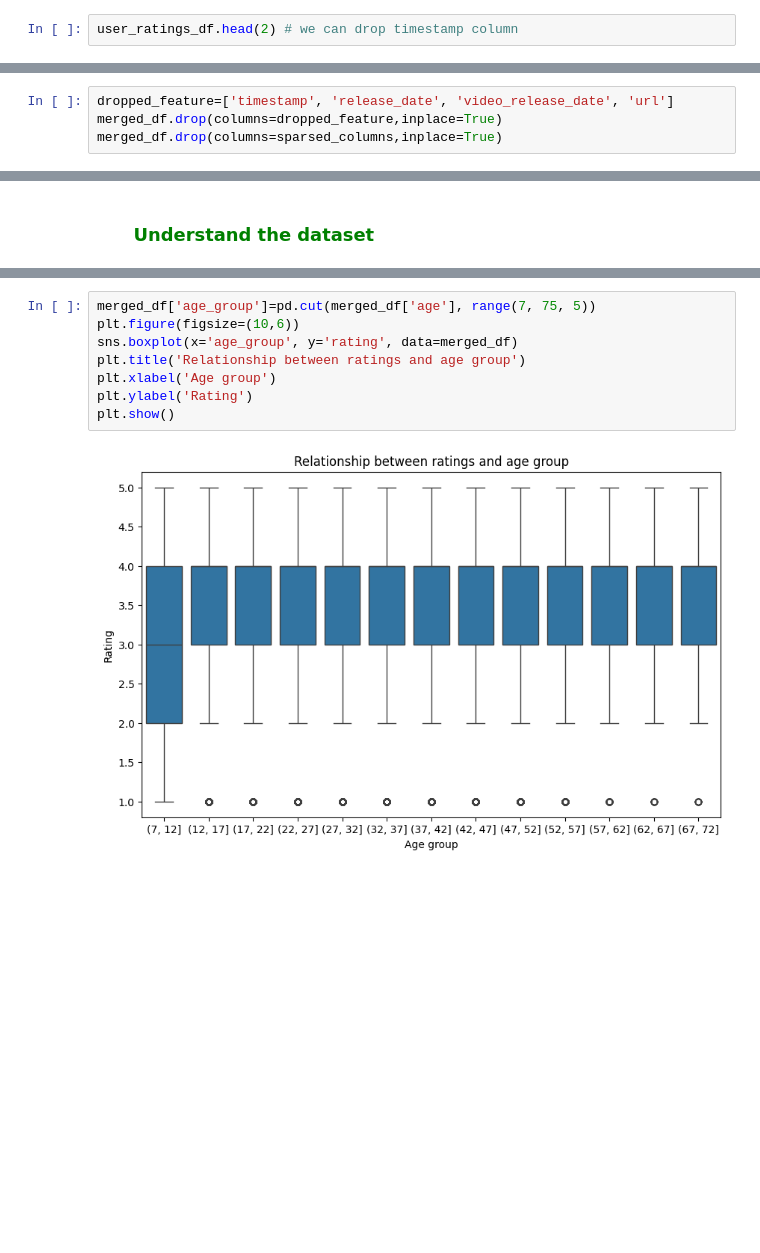
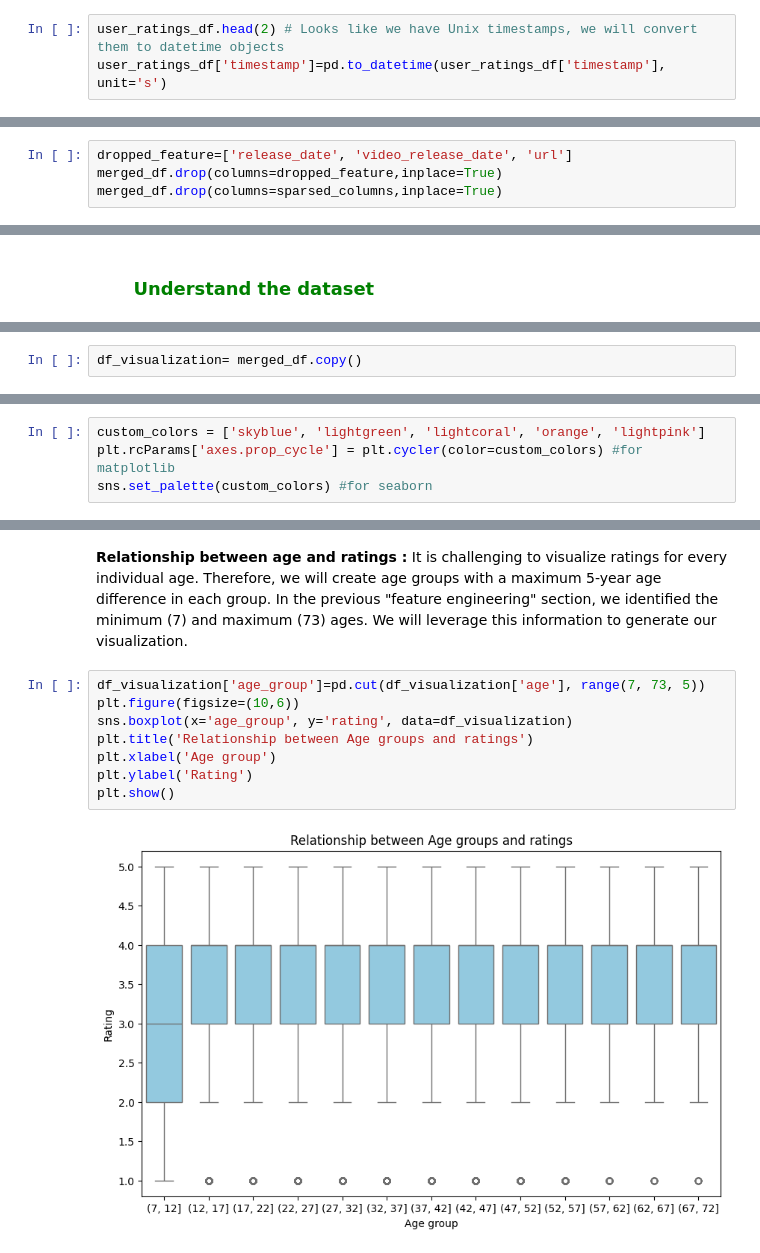
Before and after one commit to TanusreeDas/machine-learning-with-python, a Jupyter notebook: notebooks/collaborative_recommender_system-movies.ipynb, the cells around one changed output, grey strips where cells are left out. Saved outputs shown, nothing was run; the diff lists cells and outputs as text; blank space fills up the shorter version.

```diff
--- a/notebooks/collaborative_recommender_system-movies.ipynb
+++ b/notebooks/collaborative_recommender_system-movies.ipynb
@@ -93,4 +89,5 @@ users_df.head(2)
 | 0 | 1 | 24 | M | technician | 85711 |
 | 1 | 2 | 53 | F | other | 94043 |
 # %%
-user_ratings_df.head(2) # we can drop timestamp column
+user_ratings_df.head(2) # Looks like we have Unix timestamps, we will convert them to datetime objects
+user_ratings_df['timestamp']=pd.to_datetime(user_ratings_df['timestamp'], unit='s')
@@ -146,7 +139,7 @@ merged_df['genre'] = merged_df[sparsed_columns].apply(lambda x: ','.join([col fo
 # %% [markdown]
 <h3> <span style="color:green;">&nbsp;&nbsp;&nbsp;&nbsp;&nbsp;&nbsp;Drop Unnecessary Columns</span></h3>
 # %%
-dropped_feature=['timestamp', 'release_date', 'video_release_date', 'url']
+dropped_feature=['release_date', 'video_release_date', 'url']
 merged_df.drop(columns=dropped_feature,inplace=True)
 merged_df.drop(columns=sparsed_columns,inplace=True)
 # %% [markdown]
@@ -221,0 +237,2 @@ dtype: int64
+# %%
+df_visualization= merged_df.copy()
@@ -221,0 +241,4 @@ dtype: int64
+# %%
+custom_colors = ['skyblue', 'lightgreen', 'lightcoral', 'orange', 'lightpink']
+plt.rcParams['axes.prop_cycle'] = plt.cycler(color=custom_colors) #for matplotlib
+sns.set_palette(custom_colors) #for seaborn
@@ -241,11 +302,13 @@ We can see very few people abive age of 60 gave movie rating and also generally
+# %% [markdown]
+<b>Relationship between age and ratings :</b> It is challenging to visualize ratings for every individual age. Therefore, we will create age groups with a maximum 5-year age difference in each group. In the previous "feature engineering" section, we identified the minimum (7) and maximum (73) ages. We will leverage this information to generate our visualization.
 # %%
-merged_df['age_group']=pd.cut(merged_df['age'], range(7, 75, 5))
+df_visualization['age_group']=pd.cut(df_visualization['age'], range(7, 73, 5))
 plt.figure(figsize=(10,6))
-sns.boxplot(x='age_group', y='rating', data=merged_df)
-plt.title('Relationship between ratings and age group')
+sns.boxplot(x='age_group', y='rating', data=df_visualization)
+plt.title('Relationship between Age groups and ratings')
 plt.xlabel('Age group')
 plt.ylabel('Rating')
 plt.show()
 # %% [output]
-[figure, old version]
+[figure, new version]
 # %% [markdown]
```
Also changed, not shown: parts of 50 cells of this notebook.
